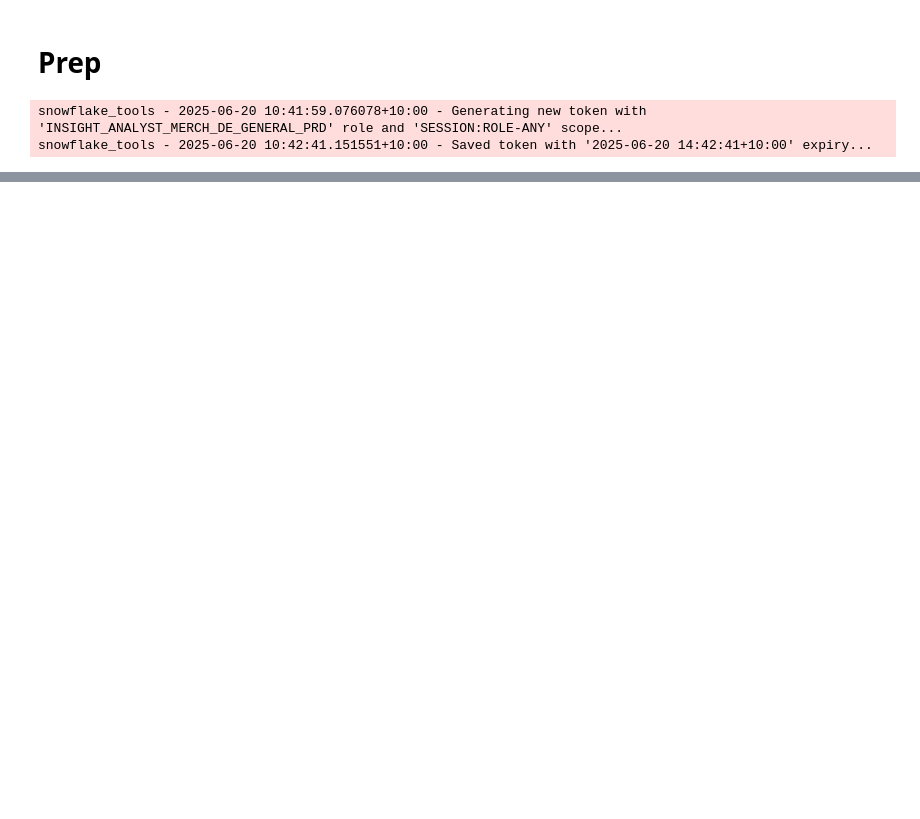
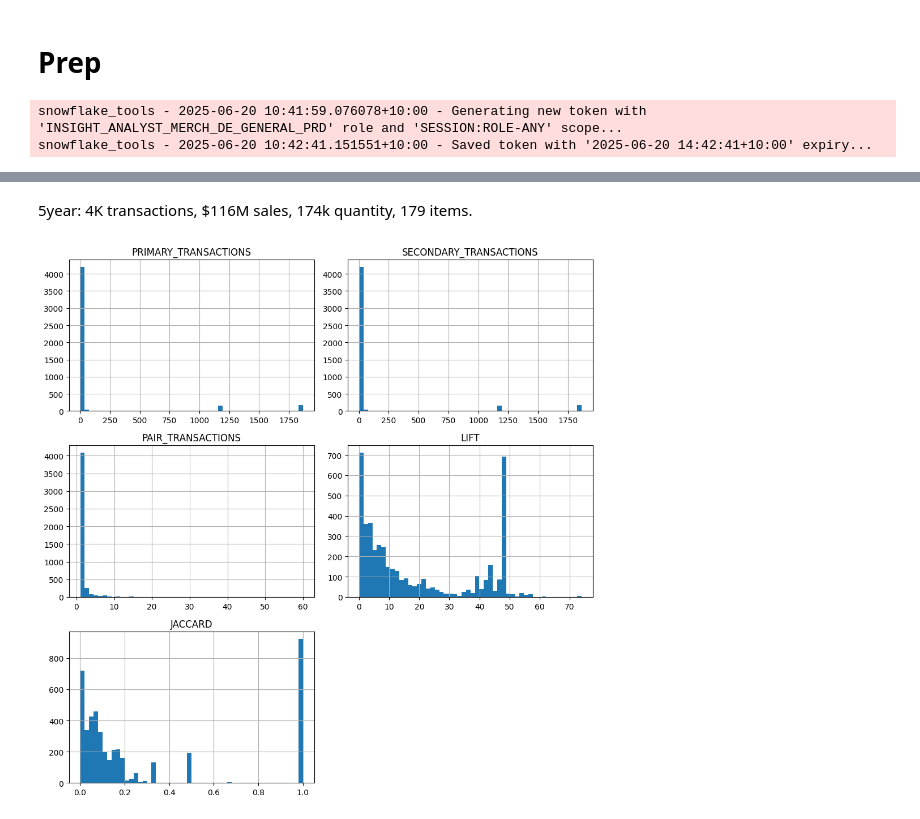
Before and after one commit to Meiji-Tran/Merch-Insights, a Jupyter notebook: Skylight cross shop/sql/Network.ipynb, the cells around one changed output, grey strips where cells are left out. Saved outputs shown, nothing was run; the diff lists cells and outputs as text; code cells hidden in the pictures; blank space fills up the shorter version.

```diff
--- a/Skylight cross shop/sql/Network.ipynb
+++ b/Skylight cross shop/sql/Network.ipynb
@@ -48,0 +70,10 @@ Accross 5 years, 2020-06-18 to 2025-06-18, 179 distinct items sold from this sup
+# %% [markdown]
+5year: 4K transactions, $116M sales, 174k quantity, 179 items.
+# %%
+# Plot histograms of numerical columns
+numeric_cols = df.select_dtypes(include='number').columns
+df[numeric_cols].hist(bins=50, figsize=(10, 10), layout=(3, 2))
+plt.tight_layout()
+plt.show()
+# %% [output]
+[figure, added]
```
Also changed, not shown: parts of 29 cells of this notebook, 2 other files.
